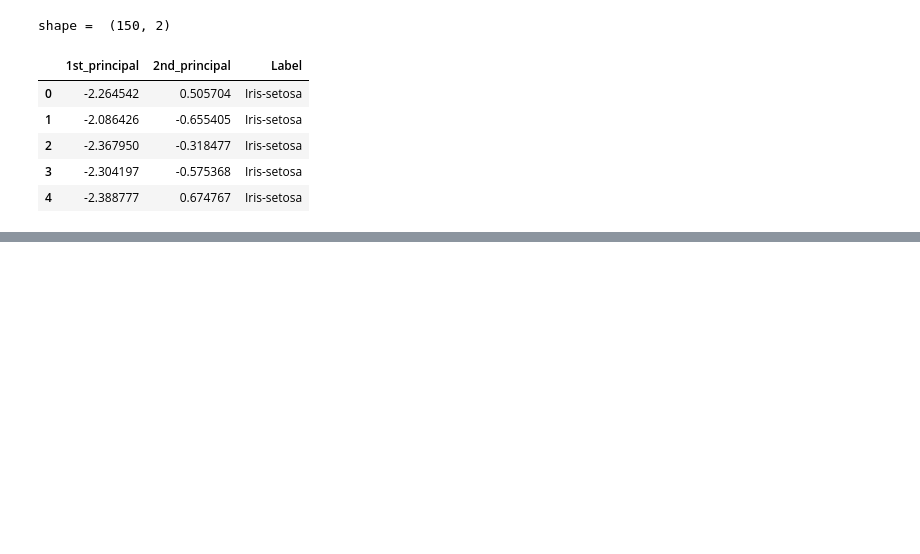
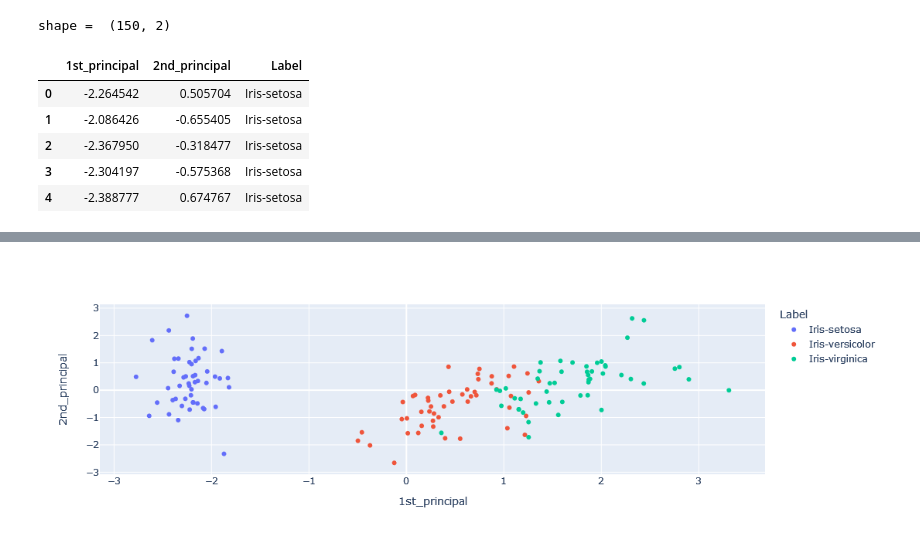
Before and after one commit to bansalkanav/Machine-Learning-Scratch-2-Advance-By-ThatAIGuy, a Jupyter notebook: 05. Unsupervised ML Algorithms/02. PCA/pca.ipynb, the cells around one changed output, grey strips where cells are left out. Drawn from its saved outputs; the diff is of its cells as text; code cells hidden in the pictures; blank space fills up the shorter version.

```diff
--- a/05. Unsupervised ML Algorithms/02. PCA/pca.ipynb
+++ b/05. Unsupervised ML Algorithms/02. PCA/pca.ipynb
@@ -12,7 +13,7 @@ import numpy as np
 import matplotlib.pyplot as plt
 import seaborn as sns
 # %%
-df = pd.read_csv('Iris.csv')
+df = pd.read_csv('data/Iris.csv')
 # %%
 df.head()
 # %% [output]
@@ -121,7 +128,5 @@ pca_df.head()
 | 3 | -2.304197 | -0.575368 | Iris-setosa |
 | 4 | -2.388777 | 0.674767 | Iris-setosa |
 # %%
-px.scatter(pca_df, x = "1st_principal",
-           y = "2nd_principal",
-           color = "Label")
+px.scatter(pca_df, x="1st_principal", y="2nd_principal", color="Label")
 # %% [output]
@@ -128,0 +134 @@ px.scatter(pca_df, x = "1st_principal",
+[figure, added]
```
Also changed, not shown: parts of 7 cells of this notebook, 4 other files.
